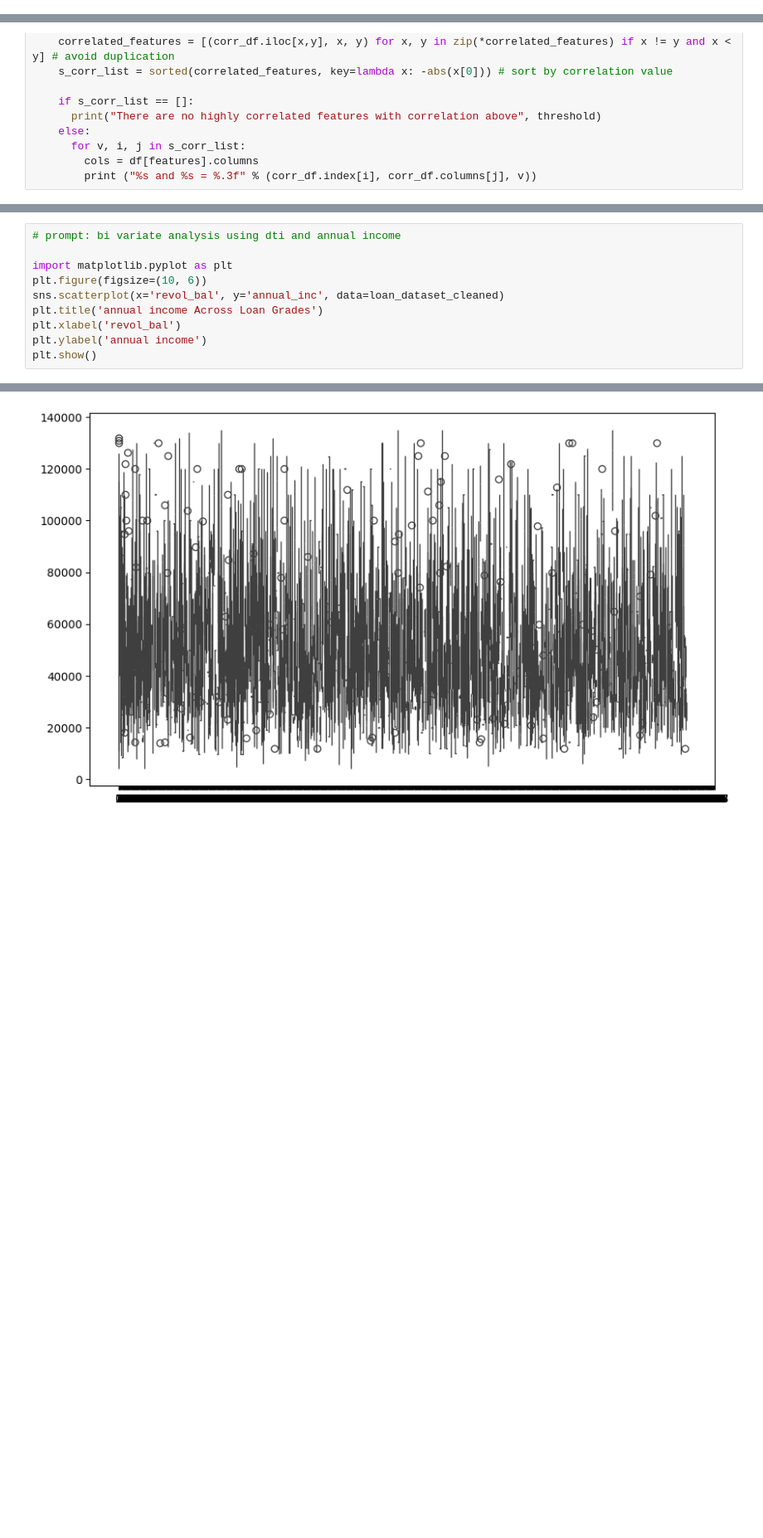
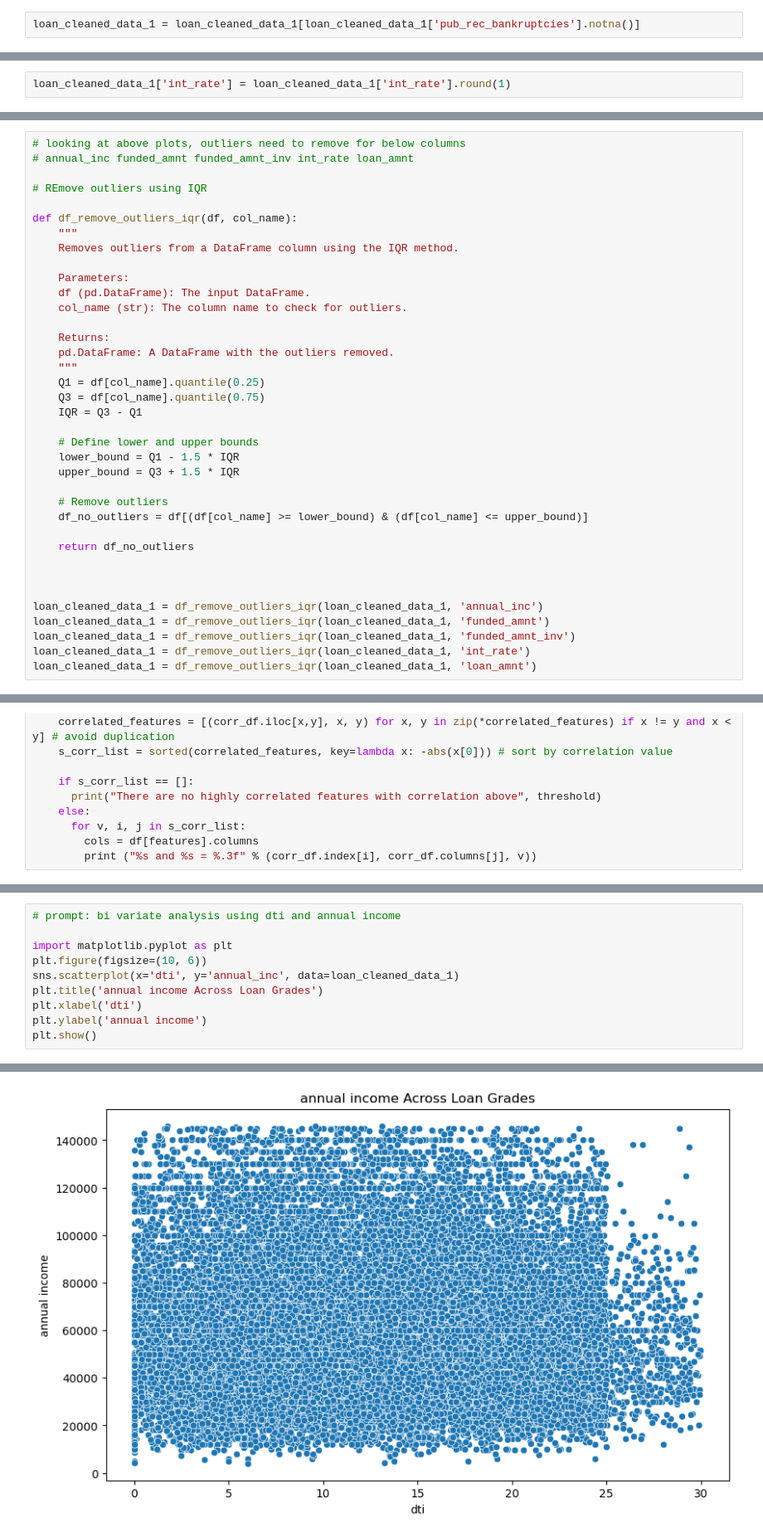
Before and after one commit to rengs-commits/LendingClubCaseStudy, a Jupyter notebook: Renganayaki.ipynb, the cells around one changed output, grey strips where cells are left out. Shown at 83% size. Cells and saved outputs as stored; diff of their text form; blank space fills up the shorter version.

```diff
--- a/Renganayaki.ipynb
+++ b/Renganayaki.ipynb
@@ -312,0 +725,2 @@ sns.boxplot(x=loan_dataset_cleaned.int_rate)
+# %%
+loan_cleaned_data_1 = loan_cleaned_data_1[loan_cleaned_data_1['pub_rec_bankruptcies'].notna()]
@@ -312,0 +881,2 @@ sns.boxplot(x=loan_dataset_cleaned.int_rate)
+# %%
+loan_cleaned_data_1['int_rate'] = loan_cleaned_data_1['int_rate'].round(1)
@@ -312,0 +963,37 @@ sns.boxplot(x=loan_dataset_cleaned.int_rate)
+# %%
+# looking at above plots, outliers need to remove for below columns
+# annual_inc funded_amnt funded_amnt_inv int_rate loan_amnt
+
+# REmove outliers using IQR
+
+def df_remove_outliers_iqr(df, col_name):
+    """
+    Removes outliers from a DataFrame column using the IQR method.
+
+    Parameters:
+    df (pd.DataFrame): The input DataFrame.
+    col_name (str): The column name to check for outliers.
+
+    Returns:
+    pd.DataFrame: A DataFrame with the outliers removed.
+    """
+    Q1 = df[col_name].quantile(0.25)
+    Q3 = df[col_name].quantile(0.75)
+    IQR = Q3 - Q1
+
+    # Define lower and upper bounds
+    lower_bound = Q1 - 1.5 * IQR
+    upper_bound = Q3 + 1.5 * IQR
+
+    # Remove outliers
+    df_no_outliers = df[(df[col_name] >= lower_bound) & (df[col_name] <= upper_bound)]
+
+    return df_no_outliers
+
+
+
+loan_cleaned_data_1 = df_remove_outliers_iqr(loan_cleaned_data_1, 'annual_inc')
+loan_cleaned_data_1 = df_remove_outliers_iqr(loan_cleaned_data_1, 'funded_amnt')
+loan_cleaned_data_1 = df_remove_outliers_iqr(loan_cleaned_data_1, 'funded_amnt_inv')
+loan_cleaned_data_1 = df_remove_outliers_iqr(loan_cleaned_data_1, 'int_rate')
+loan_cleaned_data_1 = df_remove_outliers_iqr(loan_cleaned_data_1, 'loan_amnt')
@@ -601,9 +1496,9 @@ plt.show()
 
 import matplotlib.pyplot as plt
 plt.figure(figsize=(10, 6))
-sns.scatterplot(x='revol_bal', y='annual_inc', data=loan_dataset_cleaned)
+sns.scatterplot(x='dti', y='annual_inc', data=loan_cleaned_data_1)
 plt.title('annual income Across Loan Grades')
-plt.xlabel('revol_bal')
+plt.xlabel('dti')
 plt.ylabel('annual income')
 plt.show()
 # %% [output]
@@ -613 +1505 @@ KeyboardInterrupt:
-[figure, old version]
+[figure, new version]
```
Also changed, not shown: parts of 181 cells of this notebook, 1 other file.
